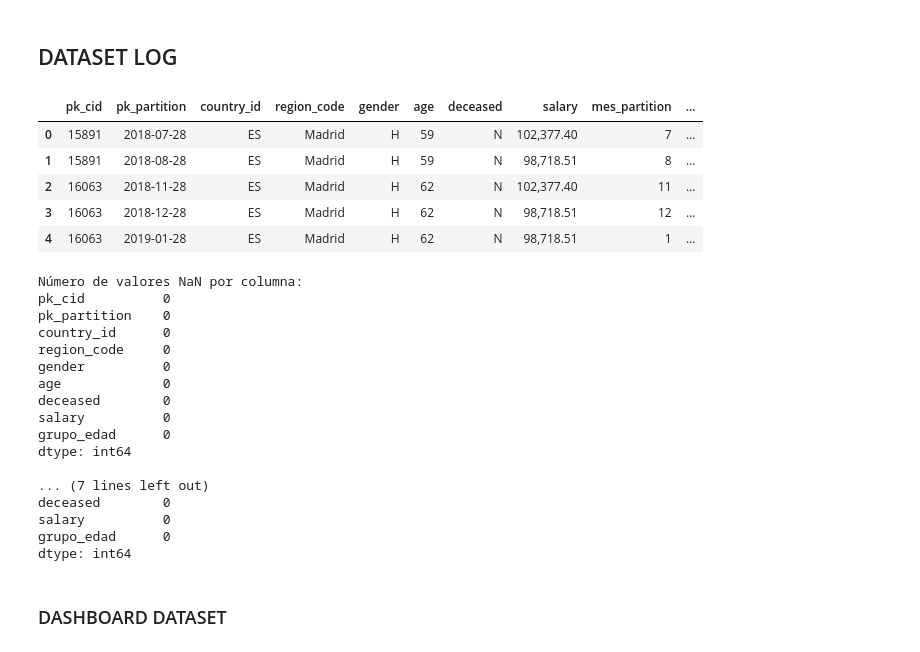
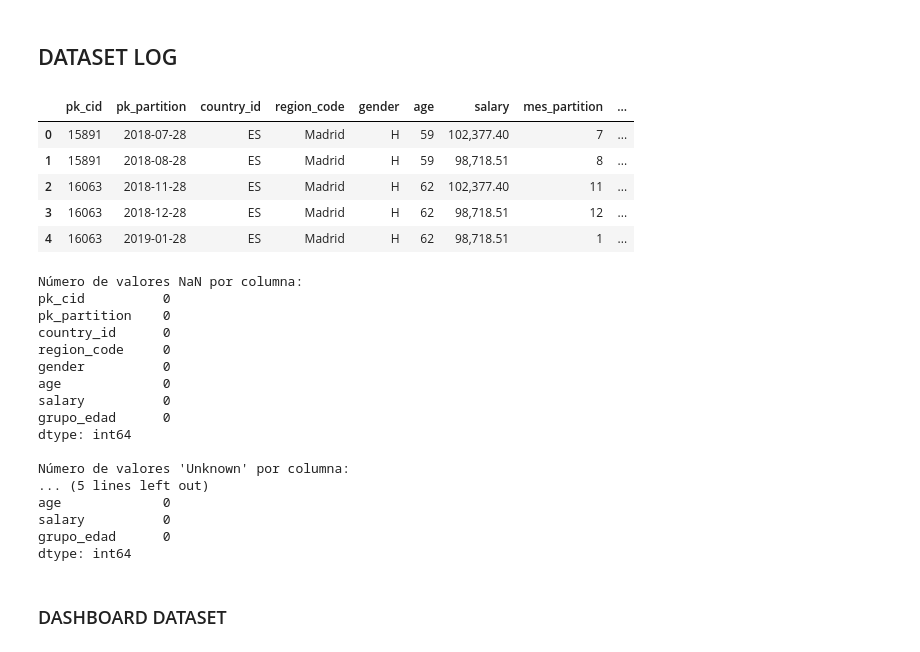
Before and after one commit to jascicz/easy_money_Project, a Jupyter notebook: Tarea_1_Análisis_BI/socio_demografico.ipynb, the cells around one changed output. Drawn from its saved outputs; the diff is of its cells as text; code cells hidden in the pictures.

```diff
--- a/Tarea_1_Análisis_BI/socio_demografico.ipynb
+++ b/Tarea_1_Análisis_BI/socio_demografico.ipynb
@@ -7,8 +7,7 @@ import pandas as pd
 pd.options.display.float_format = '{:,.2f}'.format
 
 # Cargar el archivo parquet
-# df_full = pd.read_parquet("C:/Users/Bobby/Desktop/Master Data Analysis/TFM/easyMoney_fintech/data/df_completo.parquet")
-df_full = pd.read_parquet("/Users/claudiacastro/Desktop/df_completo.parquet")
+df_full = pd.read_parquet("C:/Users/Bobby/Desktop/Master Data Analysis/TFM/easyMoney_fintech/data/df_completo.parquet")
 # eliminamos columnas que no aportan información
 df_full = df_full.drop(columns=['Unnamed: 0_x', 'Unnamed: 0_y', 'Unnamed: 0'], axis=1)
 
@@ -1179,31 +1216,31 @@ Número de valores NaN restantes en 'salary': 0
 # %%
 # Crear una lista de las columnas que deseas eliminar
 columnas_a_eliminar = [
-    'entry_date', 'entry_channel', 'active_customer',
+    'deceased', 'entry_date', 'entry_channel', 'active_customer',
     'segment', 'short_term_deposit', 'loans', 'mortgage', 'funds',
     'securities', 'long_term_deposit', 'em_account_pp', 'credit_card',
     'payroll', 'pension_plan', 'payroll_account', 'emc_account',
     'debit_card', 'em_account_p', 'em_acount'
 ]
 
 # Crear una copia del DataFrame original y eliminar las columnas especificadas
 sociodemographic_df_adrian = df_full.copy()
 sociodemographic_df_adrian = sociodemographic_df_adrian.drop(columns=columnas_a_eliminar)
 
 # Verificar las primeras filas del nuevo DataFrame para asegurarse de que las columnas se eliminaron correctamente
 sociodemographic_df_adrian.head()
 # %% [output]
-|  | pk_cid | pk_partition | country_id | region_code | gender | age | deceased | salary | mes_partition | ... |
-| 0 | 15891 | 2018-07-28 | ES | Madrid | H | 59 | N | 102,377.40 | 7 | ... |
-| 1 | 15891 | 2018-08-28 | ES | Madrid | H | 59 | N | 98,718.51 | 8 | ... |
-| 2 | 16063 | 2018-11-28 | ES | Madrid | H | 62 | N | 102,377.40 | 11 | ... |
-| 3 | 16063 | 2018-12-28 | ES | Madrid | H | 62 | N | 98,718.51 | 12 | ... |
-| 4 | 16063 | 2019-01-28 | ES | Madrid | H | 62 | N | 98,718.51 | 1 | ... |
+|  | pk_cid | pk_partition | country_id | region_code | gender | age | salary | mes_partition | ... |
+| 0 | 15891 | 2018-07-28 | ES | Madrid | H | 59 | 102,377.40 | 7 | ... |
+| 1 | 15891 | 2018-08-28 | ES | Madrid | H | 59 | 98,718.51 | 8 | ... |
+| 2 | 16063 | 2018-11-28 | ES | Madrid | H | 62 | 102,377.40 | 11 | ... |
+| 3 | 16063 | 2018-12-28 | ES | Madrid | H | 62 | 98,718.51 | 12 | ... |
+| 4 | 16063 | 2019-01-28 | ES | Madrid | H | 62 | 98,718.51 | 1 | ... |
 # %%
 df_full.to_csv('sociodemographic_df_adrian.csv', index=False)
 # %%
 # Columnas de interés
-columns_of_interest = ['pk_cid', 'pk_partition', 'country_id', 'region_code', 'gender', 'age', 'deceased', 'salary', 'grupo_edad']
+columns_of_interest = ['pk_cid', 'pk_partition', 'country_id', 'region_code', 'gender', 'age', 'salary', 'grupo_edad']
 
 # Comprobar valores NaN
 nan_check = sociodemographic_df_adrian[columns_of_interest].isna().sum()
@@ -1225,13 +1262,13 @@ country_id      0
 region_code     0
 gender          0
 age             0
-deceased        0
 salary          0
 grupo_edad      0
 dtype: int64
 
-... (7 lines left out)
-deceased        0
+Número de valores 'Unknown' por columna:
+... (5 lines left out)
+age             0
 salary          0
 grupo_edad      0
 dtype: int64
```
Also changed, not shown: parts of 19 cells of this notebook.
